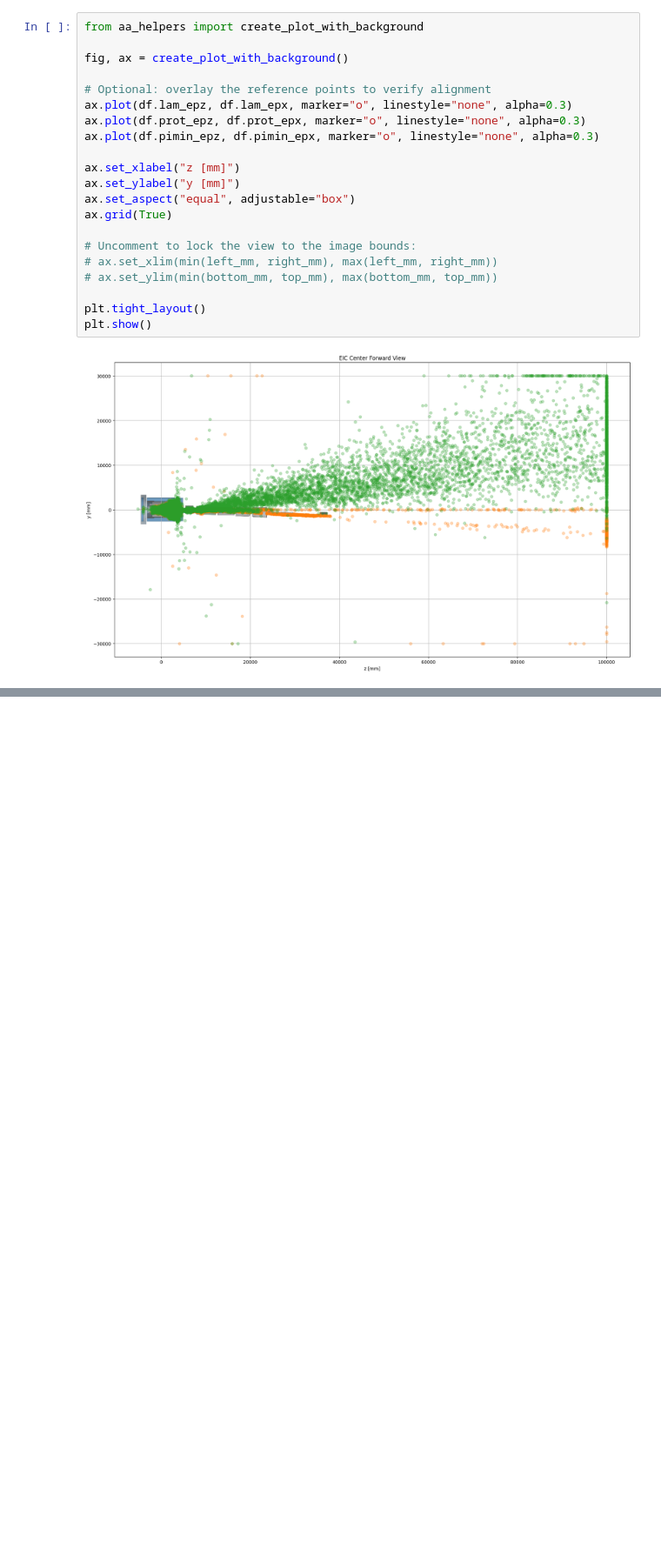
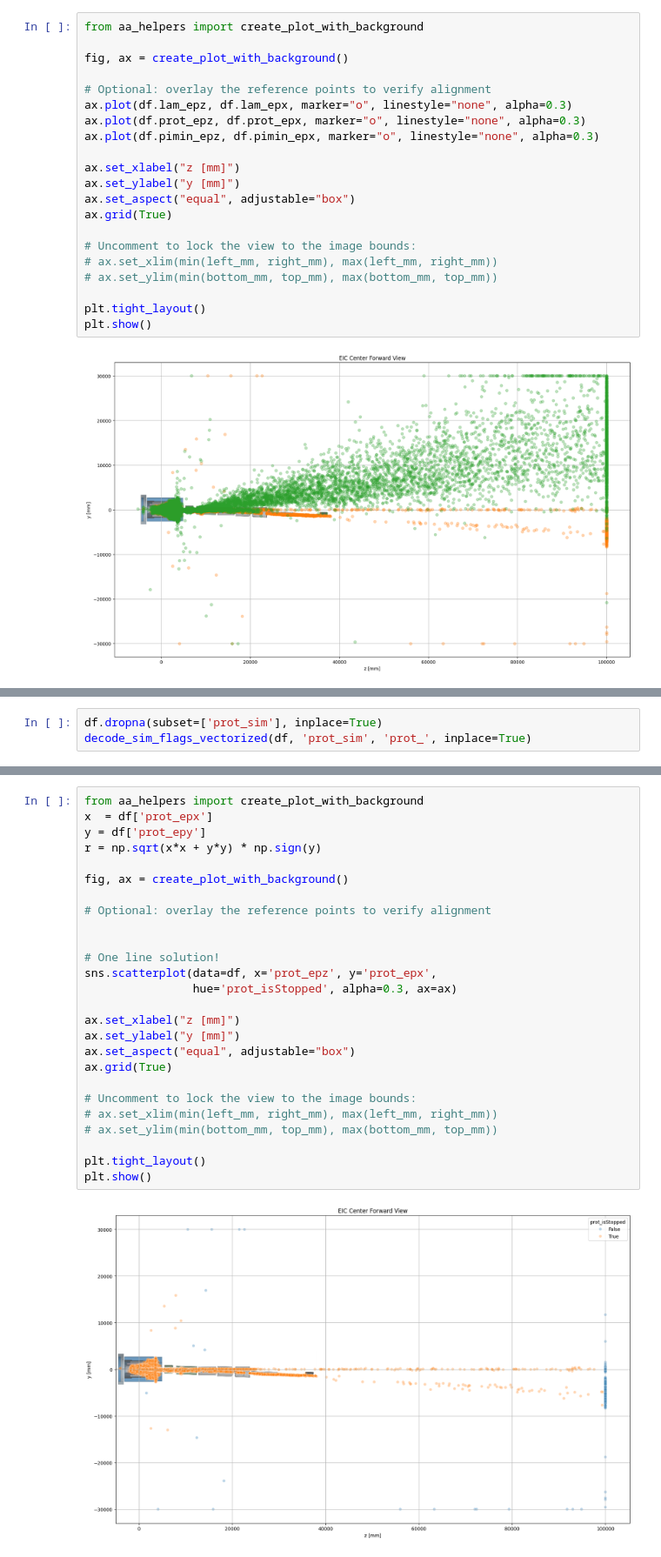
Before and after one commit to Allseeing1620/acceptance-analysis, a Jupyter notebook: analyze-df.ipynb, the cells around one changed output, grey strips where cells are left out. Shown at 87% size. Drawn from its saved outputs; the diff is of its cells as text; blank space fills up the shorter version.

```diff
--- a/analyze-df.ipynb
+++ b/analyze-df.ipynb
@@ -95,0 +484,3 @@ plt.show()
+# %%
+df.dropna(subset=['prot_sim'], inplace=True)
+decode_sim_flags_vectorized(df, 'prot_sim', 'prot_', inplace=True)
@@ -95,0 +503,28 @@ plt.show()
+# %%
+from aa_helpers import create_plot_with_background
+x  = df['prot_epx']
+y = df['prot_epy']
+r = np.sqrt(x*x + y*y) * np.sign(y)
+
+fig, ax = create_plot_with_background()
+
+# Optional: overlay the reference points to verify alignment
+
+
+# One line solution!
+sns.scatterplot(data=df, x='prot_epz', y='prot_epx',
+                hue='prot_isStopped', alpha=0.3, ax=ax)
+
+ax.set_xlabel("z [mm]")
+ax.set_ylabel("y [mm]")
+ax.set_aspect("equal", adjustable="box")
+ax.grid(True)
+
+# Uncomment to lock the view to the image bounds:
+# ax.set_xlim(min(left_mm, right_mm), max(left_mm, right_mm))
+# ax.set_ylim(min(bottom_mm, top_mm), max(bottom_mm, top_mm))
+
+plt.tight_layout()
+plt.show()
+# %% [output]
+[figure, added]
```
Also changed, not shown: parts of 3 cells of this notebook, 1 other file.
